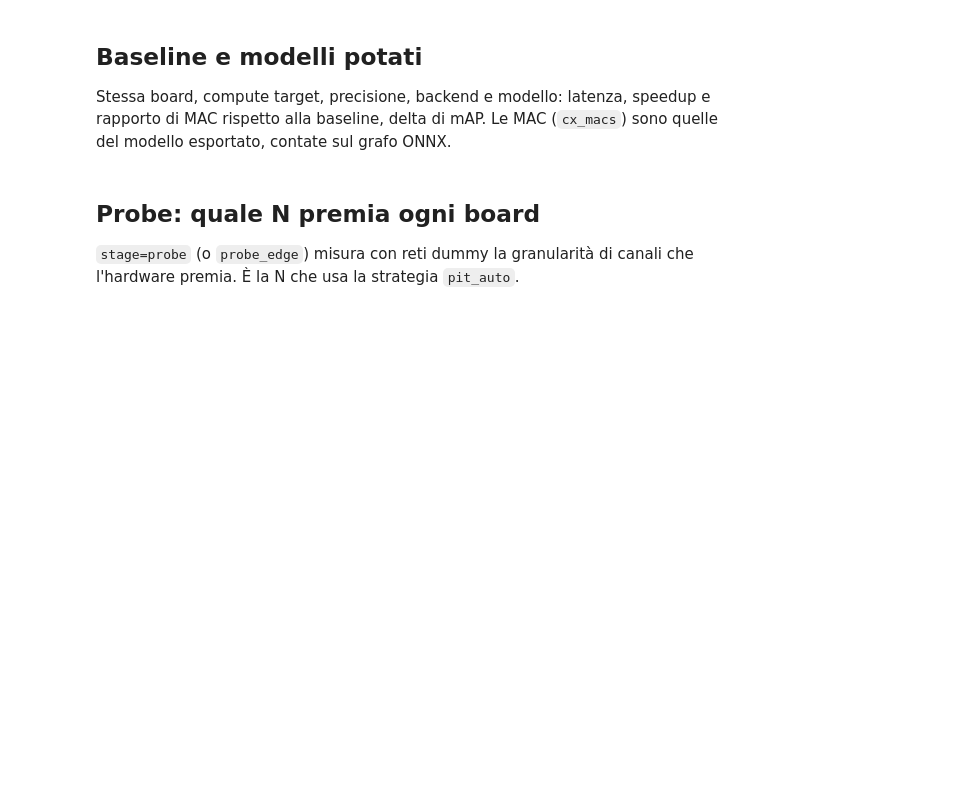
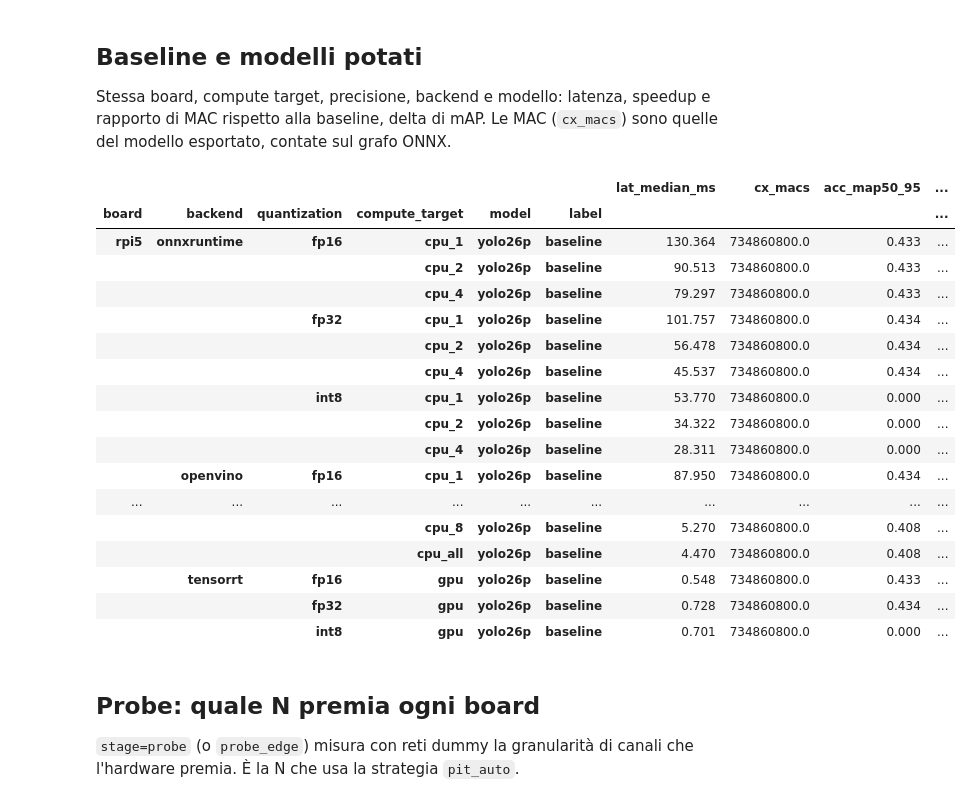
Before and after one commit to erikscolaro/yoloeval, a Jupyter notebook: notebooks/01_analysis.ipynb, the cells around one changed output. Saved outputs shown, nothing was run; the diff lists cells and outputs as text; code cells hidden in the pictures; blank space fills up the shorter version.

```diff
--- a/notebooks/01_analysis.ipynb
+++ b/notebooks/01_analysis.ipynb
@@ -151,18 +236,37 @@ rapporto di MAC rispetto alla baseline, delta di mAP. Le MAC (`cx_macs`) sono
 quelle del modello esportato, contate sul grafo ONNX.
 # %%
 ok = df[df.status == "ok"].copy()
-keys = ["board", "compute_target", "quantization", "backend", "model"]
+keys = ["board", "backend", "quantization", "compute_target", "model"]
 cols = keys + ["label", "lat_median_ms", "cx_macs", "acc_map50_95"]
 cmp_ = ok[[c for c in cols if c in ok.columns]].copy()
 base = cmp_[cmp_.label == "baseline"].set_index(keys)
 cmp_ = cmp_.join(base[["lat_median_ms", "cx_macs", "acc_map50_95"]], on=keys,
                  rsuffix="_base")
 cmp_["speedup"] = cmp_.lat_median_ms_base / cmp_.lat_median_ms
 if "cx_macs" in cmp_:
     cmp_["mac_ratio"] = cmp_.cx_macs / cmp_.cx_macs_base
 cmp_["map_delta"] = cmp_.acc_map50_95 - cmp_.acc_map50_95_base
 display(cmp_.drop(columns=[c for c in cmp_.columns if c.endswith("_base")])
-            .sort_values(keys + ["label"]).round(3))
+            .sort_values(keys + ["label"], key=natural_key).set_index(keys + ["label"]).round(3))
+# %% [output]
+|  |  |  |  |  |  | lat_median_ms | cx_macs | acc_map50_95 | ... |
+| board | backend | quantization | compute_target | model | label |  |  |  | ... |
+| rpi5 | onnxruntime | fp16 | cpu_1 | yolo26p | baseline | 130.364 | 734860800.0 | 0.433 | ... |
+|  |  |  | cpu_2 | yolo26p | baseline | 90.513 | 734860800.0 | 0.433 | ... |
+|  |  |  | cpu_4 | yolo26p | baseline | 79.297 | 734860800.0 | 0.433 | ... |
+|  |  | fp32 | cpu_1 | yolo26p | baseline | 101.757 | 734860800.0 | 0.434 | ... |
+|  |  |  | cpu_2 | yolo26p | baseline | 56.478 | 734860800.0 | 0.434 | ... |
+|  |  |  | cpu_4 | yolo26p | baseline | 45.537 | 734860800.0 | 0.434 | ... |
+|  |  | int8 | cpu_1 | yolo26p | baseline | 53.770 | 734860800.0 | 0.000 | ... |
+|  |  |  | cpu_2 | yolo26p | baseline | 34.322 | 734860800.0 | 0.000 | ... |
+|  |  |  | cpu_4 | yolo26p | baseline | 28.311 | 734860800.0 | 0.000 | ... |
+|  | openvino | fp16 | cpu_1 | yolo26p | baseline | 87.950 | 734860800.0 | 0.434 | ... |
+| ... | ... | ... | ... | ... | ... | ... | ... | ... | ... |
+|  |  |  | cpu_8 | yolo26p | baseline | 5.270 | 734860800.0 | 0.408 | ... |
+|  |  |  | cpu_all | yolo26p | baseline | 4.470 | 734860800.0 | 0.408 | ... |
+|  | tensorrt | fp16 | gpu | yolo26p | baseline | 0.548 | 734860800.0 | 0.433 | ... |
+|  |  | fp32 | gpu | yolo26p | baseline | 0.728 | 734860800.0 | 0.434 | ... |
+|  |  | int8 | gpu | yolo26p | baseline | 0.701 | 734860800.0 | 0.000 | ... |
 # %%
 # speedup rispetto al rapporto di MAC: sulla diagonale il guadagno di tempo e' quello
 # delle MAC; sotto, il tempo scende meno delle MAC (parte fissa, operazioni non conv)
```
Also changed, not shown: parts of 13 cells of this notebook, 4 other files.
